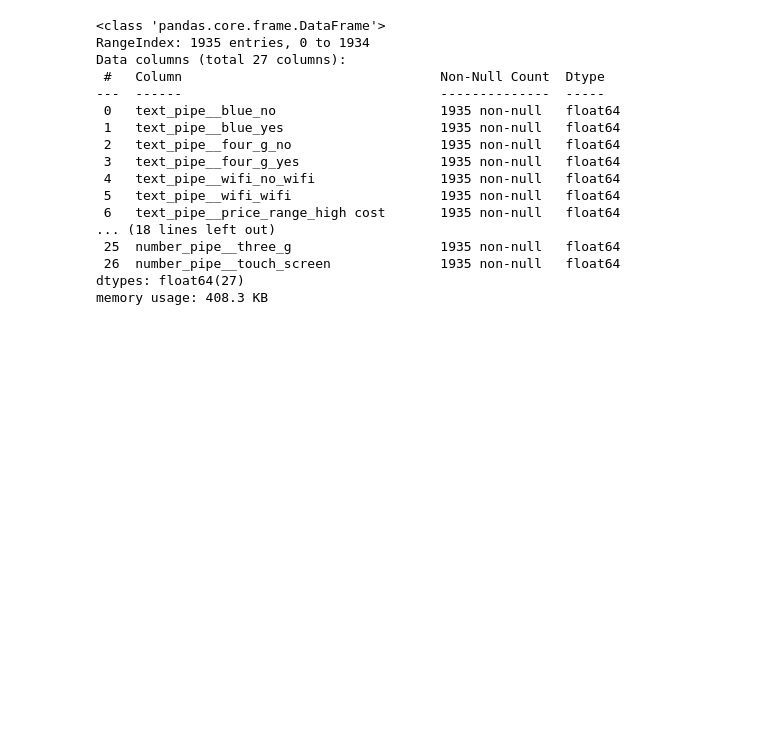
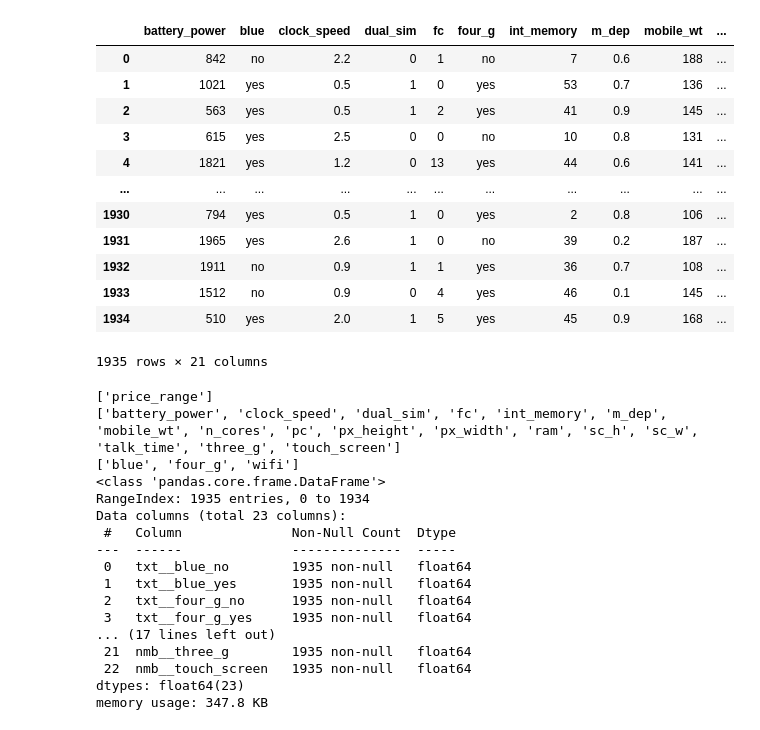
Before and after one commit to Cuber01/PricePrediction, a Jupyter notebook: main.ipynb, the cells around one changed output. Saved outputs shown, nothing was run; the diff lists cells and outputs as text; code cells hidden in the pictures; blank space fills up the shorter version.

```diff
--- a/main.ipynb
+++ b/main.ipynb
@@ -1,20 +1,50 @@
 # %%
 import pandas as pd
 import numpy as np
 
 
 df = pd.read_csv("dataset.csv")
 
 
 df = df.drop("Unnamed: 0", axis=1) # drop index
+df
+# %% [output]
+|  | battery_power | blue | clock_speed | dual_sim | fc | four_g | int_memory | m_dep | mobile_wt | ... |
+| 0 | 842 | no | 2.2 | 0 | 1 | no | 7 | 0.6 | 188 | ... |
+| 1 | 1021 | yes | 0.5 | 1 | 0 | yes | 53 | 0.7 | 136 | ... |
+| 2 | 563 | yes | 0.5 | 1 | 2 | yes | 41 | 0.9 | 145 | ... |
+| 3 | 615 | yes | 2.5 | 0 | 0 | no | 10 | 0.8 | 131 | ... |
+| 4 | 1821 | yes | 1.2 | 0 | 13 | yes | 44 | 0.6 | 141 | ... |
+| ... | ... | ... | ... | ... | ... | ... | ... | ... | ... | ... |
+| 1930 | 794 | yes | 0.5 | 1 | 0 | yes | 2 | 0.8 | 106 | ... |
+| 1931 | 1965 | yes | 2.6 | 1 | 0 | no | 39 | 0.2 | 187 | ... |
+| 1932 | 1911 | no | 0.9 | 1 | 1 | yes | 36 | 0.7 | 108 | ... |
+| 1933 | 1512 | no | 0.9 | 0 | 4 | yes | 46 | 0.1 | 145 | ... |
+| 1934 | 510 | yes | 2.0 | 1 | 5 | yes | 45 | 0.9 | 168 | ... |
+1935 rows × 21 columns
 # %%
+from sklearn.calibration import LabelEncoder
 from sklearn.compose import ColumnTransformer
-from sklearn.preprocessing import OneHotEncoder, FunctionTransformer, StandardScaler, MinMaxScaler
+from sklearn.preprocessing import OneHotEncoder, StandardScaler
 from sklearn.pipeline import Pipeline
 from sklearn.impute import SimpleImputer
 
+categories = ["very high cost", "high cost", "medium cost", "low cost"]
+label_cols = ["price_range"]
 numeric_cols = df.select_dtypes(include=[np.number]).columns.tolist()
-string_cols = df.select_dtypes(include=['object', 'string']).columns.tolist()
+feature_string_cols = (df.select_dtypes(include=['object', 'string']).drop("price_range",axis=1)).columns.tolist()
+
+X = df.drop(columns=label_cols, axis=1)
+y = df[label_cols]
+
+print(label_cols)
+print(numeric_cols)
+print(feature_string_cols)
+
+label_pipeline = Pipeline([
+    ('imputer', SimpleImputer(strategy='most_frequent')),
+    ('one_hot', OneHotEncoder(categories=categories, sparse_output=False))
+])
 
 text_pipeline = Pipeline([
     ('imputer', SimpleImputer(strategy='most_frequent')),
@@ -28,31 +58,36 @@ number_pipeline = Pipeline([
 
 
 ct = ColumnTransformer([
-    ("text_pipe", text_pipeline, string_cols),
-    ("number_pipe", number_pipeline, numeric_cols)
-])
+    ("txt", text_pipeline, feature_string_cols),
+    ("nmb", number_pipeline, numeric_cols),
+], remainder='passthrough')
 
 
-df = pd.DataFrame(ct.fit_transform(df), columns=ct.get_feature_names_out())
-df.info()
+X_transformed = ct.fit_transform(X)
+X_df = pd.DataFrame(X_transformed, columns=ct.get_feature_names_out())
+
+le = LabelEncoder()
+y_encoded = le.fit_transform(y)
+
+X_df.info()
 # %% [output]
+['price_range']
+['battery_power', 'clock_speed', 'dual_sim', 'fc', 'int_memory', 'm_dep', 'mobile_wt', 'n_cores', 'pc', 'px_height', 'px_width', 'ram', 'sc_h', 'sc_w', 'talk_time', 'three_g', 'touch_screen']
+['blue', 'four_g', 'wifi']
 <class 'pandas.core.frame.DataFrame'>
 RangeIndex: 1935 entries, 0 to 1934
-Data columns (total 27 columns):
- #   Column                                 Non-Null Count  Dtype
----  ------                                 --------------  -----
- 0   text_pipe__blue_no                     1935 non-null   float64
- 1   text_pipe__blue_yes                    1935 non-null   float64
- 2   text_pipe__four_g_no                   1935 non-null   float64
- 3   text_pipe__four_g_yes                  1935 non-null   float64
- 4   text_pipe__wifi_no_wifi                1935 non-null   float64
- 5   text_pipe__wifi_wifi                   1935 non-null   float64
- 6   text_pipe__price_range_high cost       1935 non-null   float64
-... (18 lines left out)
- 25  number_pipe__three_g                   1935 non-null   float64
- 26  number_pipe__touch_screen              1935 non-null   float64
-dtypes: float64(27)
-memory usage: 408.3 KB
+Data columns (total 23 columns):
+ #   Column              Non-Null Count  Dtype
+---  ------              --------------  -----
+ 0   txt__blue_no        1935 non-null   float64
+ 1   txt__blue_yes       1935 non-null   float64
+ 2   txt__four_g_no      1935 non-null   float64
+ 3   txt__four_g_yes     1935 non-null   float64
+... (17 lines left out)
+ 21  nmb__three_g        1935 non-null   float64
+ 22  nmb__touch_screen   1935 non-null   float64
+dtypes: float64(23)
+memory usage: 347.8 KB
 # %%
 from sklearn.model_selection import train_test_split
 
```
Also changed, not shown: parts of 5 cells of this notebook.
